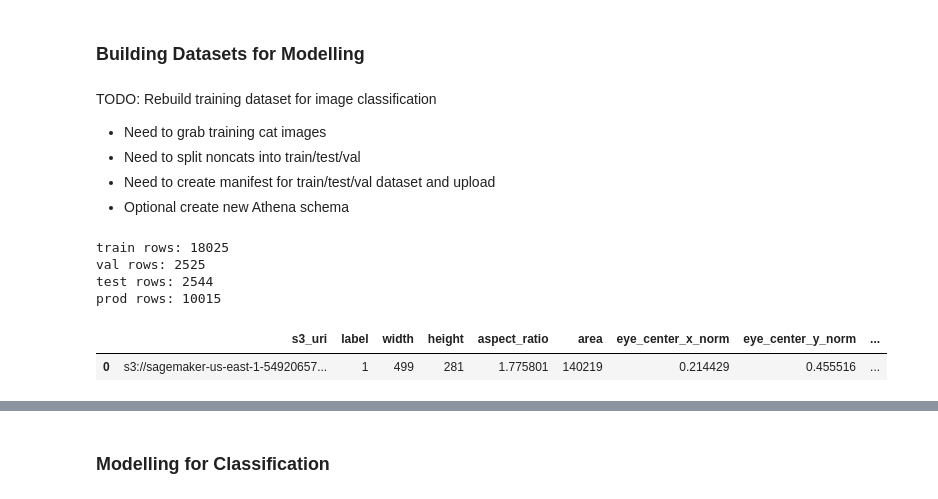
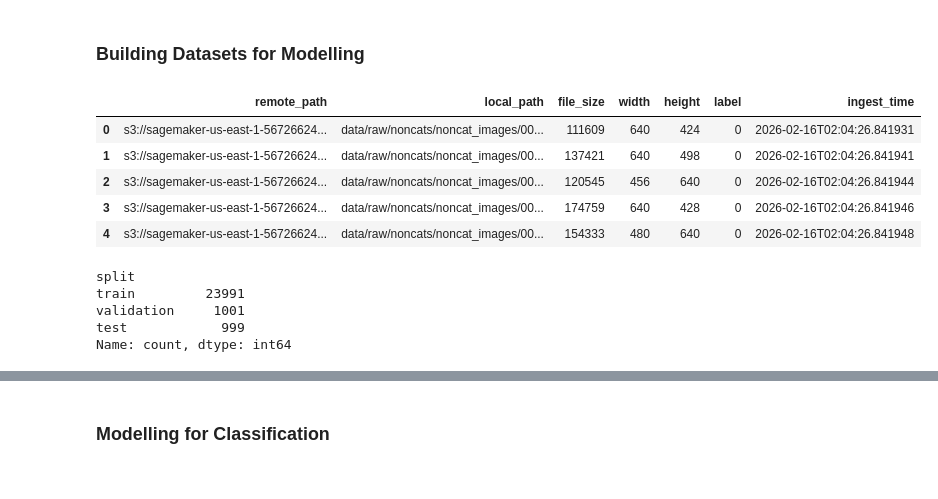
Before and after one commit to lpam-sd/AAI_540_Grp_6, a Jupyter notebook: 5_Classification_Model.ipynb, the cells around one changed output, grey strips where cells are left out. Saved outputs shown, nothing was run; the diff lists cells and outputs as text; code cells hidden in the pictures.

Commit message:
refactored training pipeline

```diff
--- a/5_Classification_Model.ipynb
+++ b/5_Classification_Model.ipynb
@@ -50,6 +52,7 @@ landmarks_table = landmarks_table
 s3_staging_dir = s3_staging_dir
 s3_raw_cats_prefix = s3_raw_cats_prefix
 landmarks_feature_group_name = landmarks_feature_group_name
+manifest_table = manifest_table
 # %%
 s3 = boto3.client("s3")
 sagemaker_session = sagemaker.Session()
@@ -75,49 +78,34 @@ s3_athena_results_dir = f"s3://{bucket}/{project_prefix}/athena/results/"
 Stored 's3_athena_results_dir' (str)
 # %% [markdown]
 ### Building Datasets for Modelling
-# %% [markdown]
-TODO: Rebuild training dataset for image classification
-- Need to grab training cat images
-- Need to split noncats into train/test/val
-- Need to create manifest for train/test/val dataset and upload
-- Optional create new Athena schema
-# %%
-# Robust offline-store fetch by split.
-# Pull split-specific datasets from the offline store (Athena)
-# Feature Store Offline Store pipeline (Athena)
-combined_query = landmarks_feature_group_name.athena_query()
-
-def fetch_split(split_name: str):
-    q = f"""
-    SELECT *
-    FROM "{combined_query.database}"."{combined_query.table_name}"
-    WHERE lower(trim(dataset_split)) = '{split_name.lower()}'
-    """
-
-    combined_query.run(query_string=q, output_location=s3_athena_results_dir)
-    combined_query.wait()
-
-    df = combined_query.as_dataframe()
-    print(f"{split_name} rows:", len(df))
-    return df
-
-train_df = fetch_split("train")
-val_df   = fetch_split("val")
-test_df  = fetch_split("test")
-prod_df  = fetch_split("prod")
-
-# Renaming after creation
-rename_map = {"image_id": "s3_uri"}
-train_df = train_df.rename(columns=rename_map)
-val_df   = val_df.rename(columns=rename_map)
-test_df  = test_df.rename(columns=rename_map)
-prod_df  = prod_df.rename(columns=rename_map)
-
-val_df.head(1)
-# %% [output]
-train rows: 18025
-val rows: 2525
-test rows: 2544
-prod rows: 10015
-|  | s3_uri | label | width | height | aspect_ratio | area | eye_center_x_norm | eye_center_y_norm | ... |
-| 0 | s3://sagemaker-us-east-1-54920657... | 1 | 499 | 281 | 1.775801 | 140219 | 0.214429 | 0.455516 | ... |
+# %%
+statement_image_manifest = f"""
+	select *
+	from
+		{database_name}.{manifest_table}
+"""
+
+image_manifest_df = pd.read_sql(statement_image_manifest, engine)
+image_manifest_df.head()
+# %% [output]
+|  | remote_path | local_path | file_size | width | height | label | ingest_time |
+| 0 | s3://sagemaker-us-east-1-56726624... | data/raw/noncats/noncat_images/00... | 111609 | 640 | 424 | 0 | 2026-02-16T02:04:26.841931 |
+| 1 | s3://sagemaker-us-east-1-56726624... | data/raw/noncats/noncat_images/00... | 137421 | 640 | 498 | 0 | 2026-02-16T02:04:26.841941 |
+| 2 | s3://sagemaker-us-east-1-56726624... | data/raw/noncats/noncat_images/00... | 120545 | 456 | 640 | 0 | 2026-02-16T02:04:26.841944 |
+| 3 | s3://sagemaker-us-east-1-56726624... | data/raw/noncats/noncat_images/00... | 174759 | 640 | 428 | 0 | 2026-02-16T02:04:26.841946 |
+| 4 | s3://sagemaker-us-east-1-56726624... | data/raw/noncats/noncat_images/00... | 154333 | 480 | 640 | 0 | 2026-02-16T02:04:26.841948 |
+# %%
+statement_landmarks = f"""
+	select *
+	from
+		{database_name}.{landmarks_table}
+"""
+
+landmarks_df = pd.read_sql(statement_landmarks, engine)
+landmarks_df["split"].value_counts()
+# %% [output]
+split
+train         23991
+validation     1001
+test            999
+Name: count, dtype: int64
```
Also changed, not shown: parts of 11 cells of this notebook.
